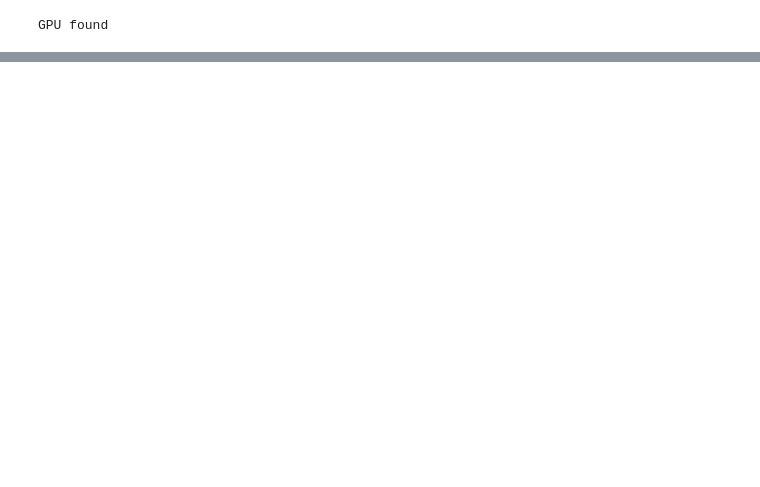
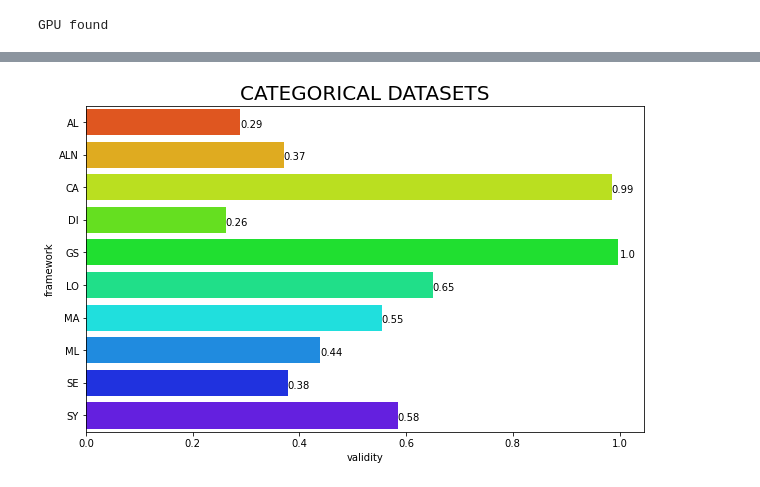
Before and after one commit to ADMAntwerp/CounterfactualBenchmark, a Jupyter notebook: CF Result Analisys.ipynb, the cells around one changed output, grey strips where cells are left out. Saved outputs shown, nothing was run; the diff lists cells and outputs as text; code cells hidden in the pictures; blank space fills up the shorter version.

```diff
--- a/CF Result Analisys.ipynb
+++ b/CF Result Analisys.ipynb
@@ -602,0 +901,16 @@ dsNames = np.sort(list(VAR_TYPES.keys())).tolist()
+# %%
+# Categorical
+validity_analysis_cat = df_all_results[df_all_results['dataset'].isin(cat_ds)][['framework', 'validity']].copy()
+validity_analysis_cat['validity'] = validity_analysis_cat['validity'].fillna(False)
+# %%
+# Calculate mean
+validity_analysis_cat_mean = validity_analysis_cat.groupby('framework').mean()
+validity_analysis_cat_mean = validity_analysis_cat_mean.reset_index()
+validity_analysis_cat_mean['framework'] = validity_analysis_cat_mean['framework'].map(short_frameworks)
+# %%
+ax = sns.barplot(x = "validity", y = "framework", data = validity_analysis_cat_mean, palette=sns.color_palette("gist_rainbow", 11))
+show_values_on_bars(ax, validity_analysis_cat_mean['validity'].tolist())
+ax.set_title('CATEGORICAL DATASETS', fontsize=20)
+ax.figure.set_size_inches(10,6)
+# %% [output]
+[figure, added]
```
Also changed, not shown: parts of 260 cells of this notebook, 1 other file.
